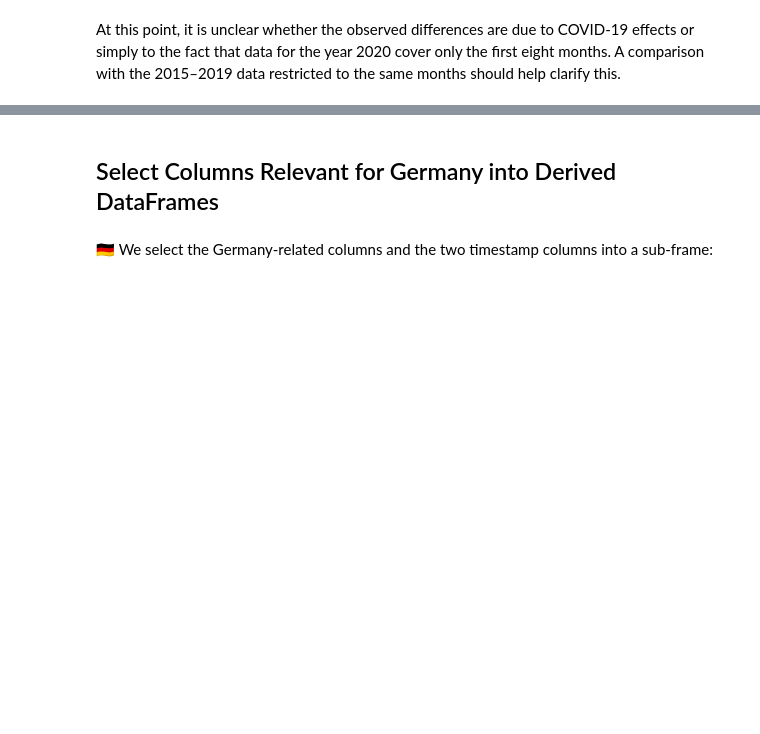
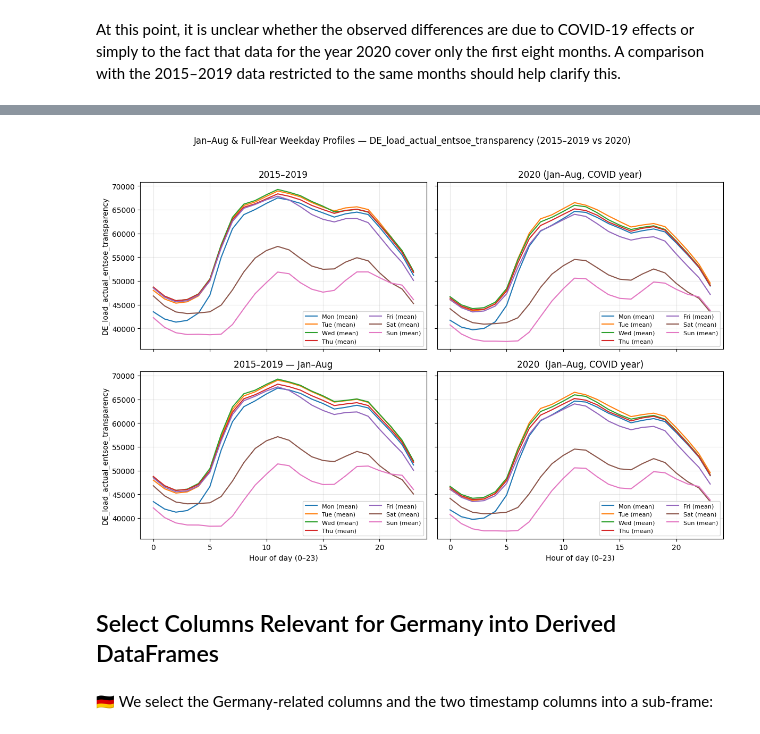
Before and after one commit to F-Skorz/electricity-demand-project, a Jupyter notebook: notebooks/01_OPSD_EDA.ipynb, the cells around one changed output, grey strips where cells are left out. Saved outputs shown, nothing was run; the diff lists cells and outputs as text; code cells hidden in the pictures; blank space fills up the shorter version.

```diff
--- a/notebooks/01_OPSD_EDA.ipynb
+++ b/notebooks/01_OPSD_EDA.ipynb
@@ -1010,3 +1203,66 @@ At this point, it is unclear whether the observed differences are due to COVID-1
+# %%
+def _plot_weekday_set(ax, profiles, title, ylabel=None, xlabel=False):
+    # profiles: list of (label, df_with_columns_hour_value)
+    for label, prof in profiles:
+        ax.plot(prof["hour"], prof["value"], label=label)
+    if xlabel:
+        ax.set_xlabel("Hour of day (0–23)")
+    if ylabel:
+        ax.set_ylabel(ylabel)
+    ax.set_title(title)
+    ax.grid(True, alpha=0.3)
+    ax.legend(ncols=2, fontsize=8)
+# --- Assemble profile lists ---
+profiles_1519 = [
+    ("Mon (mean)", mon_prof),
+    ("Tue (mean)", tue_prof),
+    ("Wed (mean)", wed_prof),
+    ("Thu (mean)", thu_prof),
+    ("Fri (mean)", fri_prof),
+    ("Sat (mean)", sat_prof),
+    ("Sun (mean)", sun_prof),
+]
+
+profiles_2020 = [
+    ("Mon (mean)", covid_mon_prof),
+    ("Tue (mean)", covid_tue_prof),
+    ("Wed (mean)", covid_wed_prof),
+    ("Thu (mean)", covid_thu_prof),
+    ("Fri (mean)", covid_fri_prof),
+    ("Sat (mean)", covid_sat_prof),
+    ("Sun (mean)", covid_sun_prof),
+]
+
+profiles_1519_janaug = [
+    ("Mon (mean)", until_august_mon_prof),
+    ("Tue (mean)", until_august_tue_prof),
+    ("Wed (mean)", until_august_wed_prof),
+    ("Thu (mean)", until_august_thu_prof),
+    ("Fri (mean)", until_august_fri_prof),
+    ("Sat (mean)", until_august_sat_prof),
+    ("Sun (mean)", until_august_sun_prof),
+]
+
+# Bottom-right intentionally reuses the COVID set
+profiles_2020_janaug = profiles_2020
+# --- Create 2×2 grid ---
+fig, axes = plt.subplots(2, 2, figsize=(12, 8), sharex=True, sharey=True)
+(ax11, ax12), (ax21, ax22) = axes
+# Top row
+(_plot_weekday_set(ax11, profiles_1519, "2015–2019", ylabel=value_col, xlabel=False))
+(_plot_weekday_set(ax12, profiles_2020, "2020 (Jan–Aug, COVID year)", ylabel=None, xlabel=False))
+# Bottom row
+(_plot_weekday_set(ax21, profiles_1519_janaug, "2015–2019 — Jan–Aug", ylabel=value_col, xlabel=True))
+(_plot_weekday_set(ax22, profiles_2020_janaug, "2020  (Jan–Aug, COVID year)", ylabel=None, xlabel=True))
+
+fig.suptitle(
+    "Jan–Aug & Full-Year Weekday Profiles — DE_load_actual_entsoe_transparency (2015–2019 vs 2020)",
+    y=1.02, fontsize=12
+)
+plt.tight_layout()
+plt.show()
+# %% [output]
+[figure, added]
 # %% [markdown]
 <h2>Select Columns Relevant for Germany into Derived DataFrames</h2>
 # %% [markdown]
```
Also changed, not shown: parts of 19 cells of this notebook.
